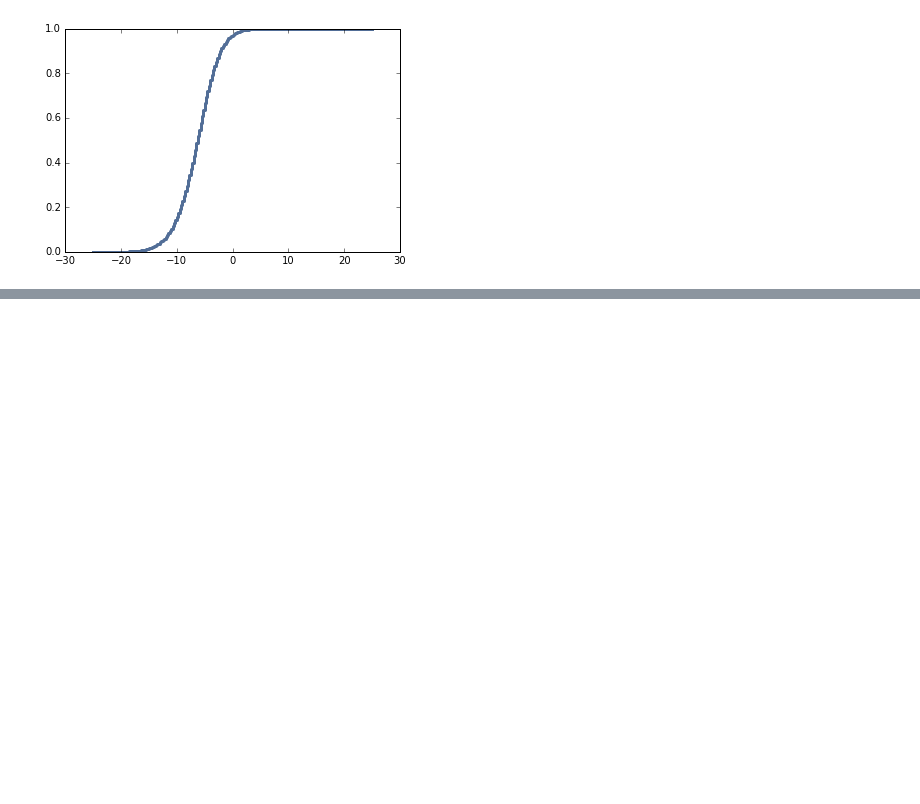
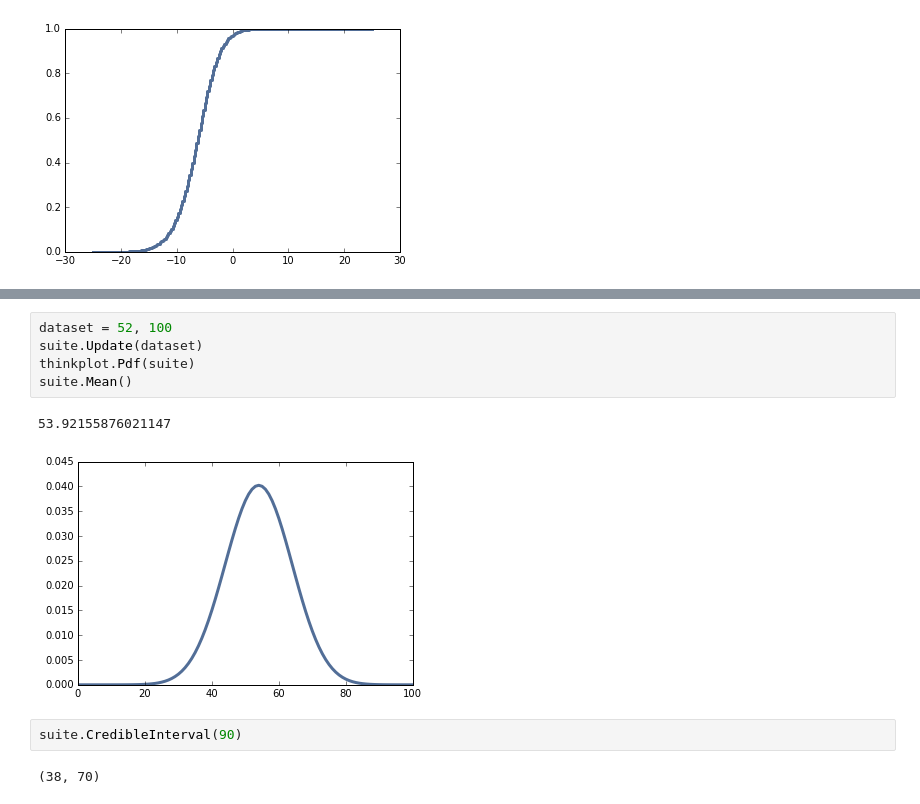
Before and after one commit to umadesai/ThinkBayes2, a Jupyter notebook: code/Report-03.ipynb, the cells around one changed output, grey strips where cells are left out. Cells and saved outputs as stored; diff of their text form; blank space fills up the shorter version.

```diff
--- a/code/Report-03.ipynb
+++ b/code/Report-03.ipynb
@@ -163,0 +197,12 @@ thinkplot.Cdf(sigma_difference.MakeCdf())
+# %%
+dataset = 52, 100
+suite.Update(dataset)
+thinkplot.Pdf(suite)
+suite.Mean()
+# %% [output]
+53.92155876021147
+[figure, added]
+# %%
+suite.CredibleInterval(90)
+# %% [output]
+(38, 70)
```
Also changed, not shown: parts of 34 cells of this notebook.
